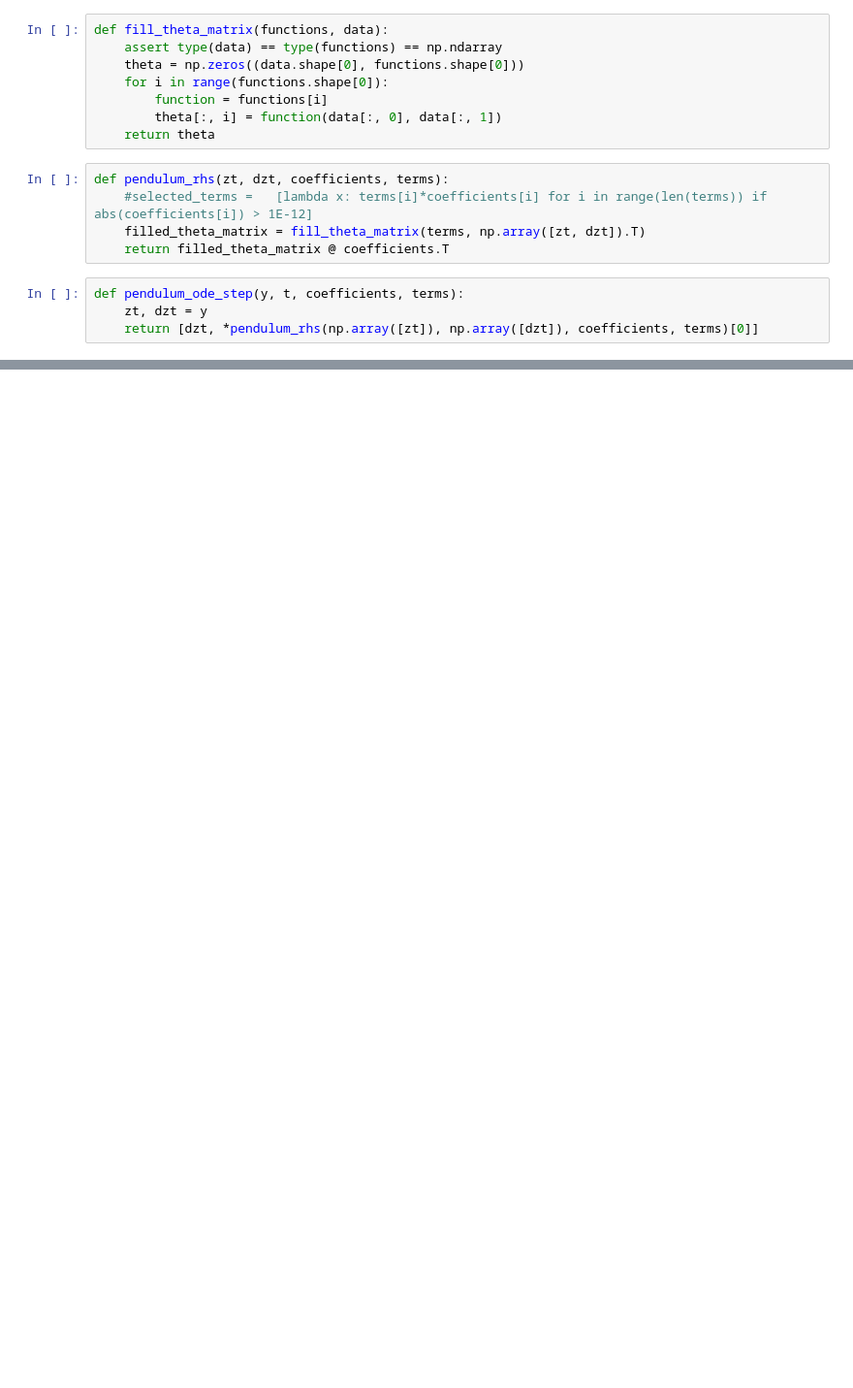
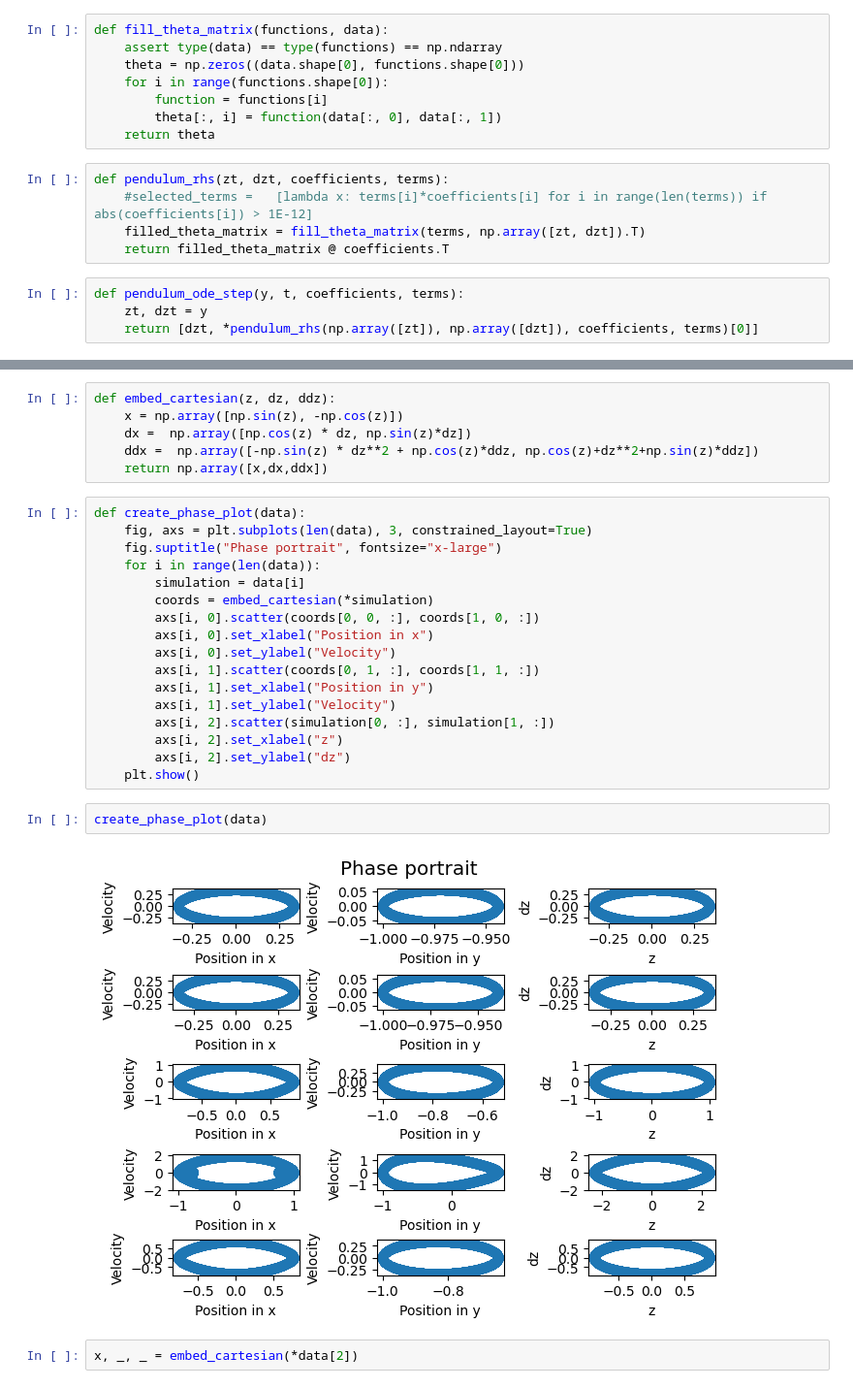
Before and after one commit to AnuR1234/GNN, a Jupyter notebook: Assignment5/Untitled.ipynb, the cells around one changed output, grey strips where cells are left out. Shown at 97% size. Cells and saved outputs as stored; diff of their text form; blank space fills up the shorter version.

```diff
--- a/Assignment5/Untitled.ipynb
+++ b/Assignment5/Untitled.ipynb
@@ -38,0 +95,29 @@ plt.show()
+# %%
+def embed_cartesian(z, dz, ddz):
+    x = np.array([np.sin(z), -np.cos(z)])
+    dx =  np.array([np.cos(z) * dz, np.sin(z)*dz])
+    ddx =  np.array([-np.sin(z) * dz**2 + np.cos(z)*ddz, np.cos(z)+dz**2+np.sin(z)*ddz])
+    return np.array([x,dx,ddx])
+# %%
+def create_phase_plot(data):
+    fig, axs = plt.subplots(len(data), 3, constrained_layout=True)
+    fig.suptitle("Phase portrait", fontsize="x-large")
+    for i in range(len(data)):
+        simulation = data[i]
+        coords = embed_cartesian(*simulation)
+        axs[i, 0].scatter(coords[0, 0, :], coords[1, 0, :])
+        axs[i, 0].set_xlabel("Position in x")
+        axs[i, 0].set_ylabel("Velocity")
+        axs[i, 1].scatter(coords[0, 1, :], coords[1, 1, :])
+        axs[i, 1].set_xlabel("Position in y")
+        axs[i, 1].set_ylabel("Velocity")
+        axs[i, 2].scatter(simulation[0, :], simulation[1, :])
+        axs[i, 2].set_xlabel("z")
+        axs[i, 2].set_ylabel("dz")
+    plt.show()
+# %%
+create_phase_plot(data)
+# %% [output]
+[figure, added]
+# %%
+x, _, _ = embed_cartesian(*data[2])
```
Also changed, not shown: parts of 13 cells of this notebook.
